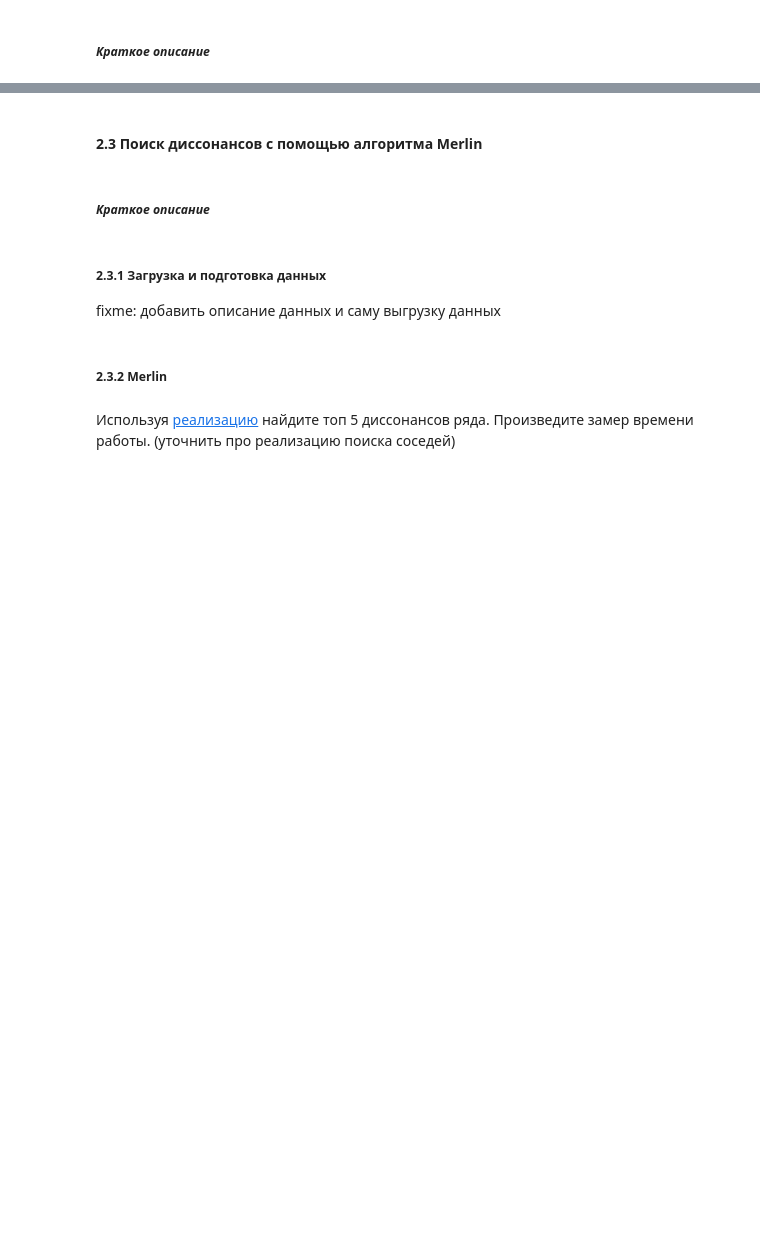
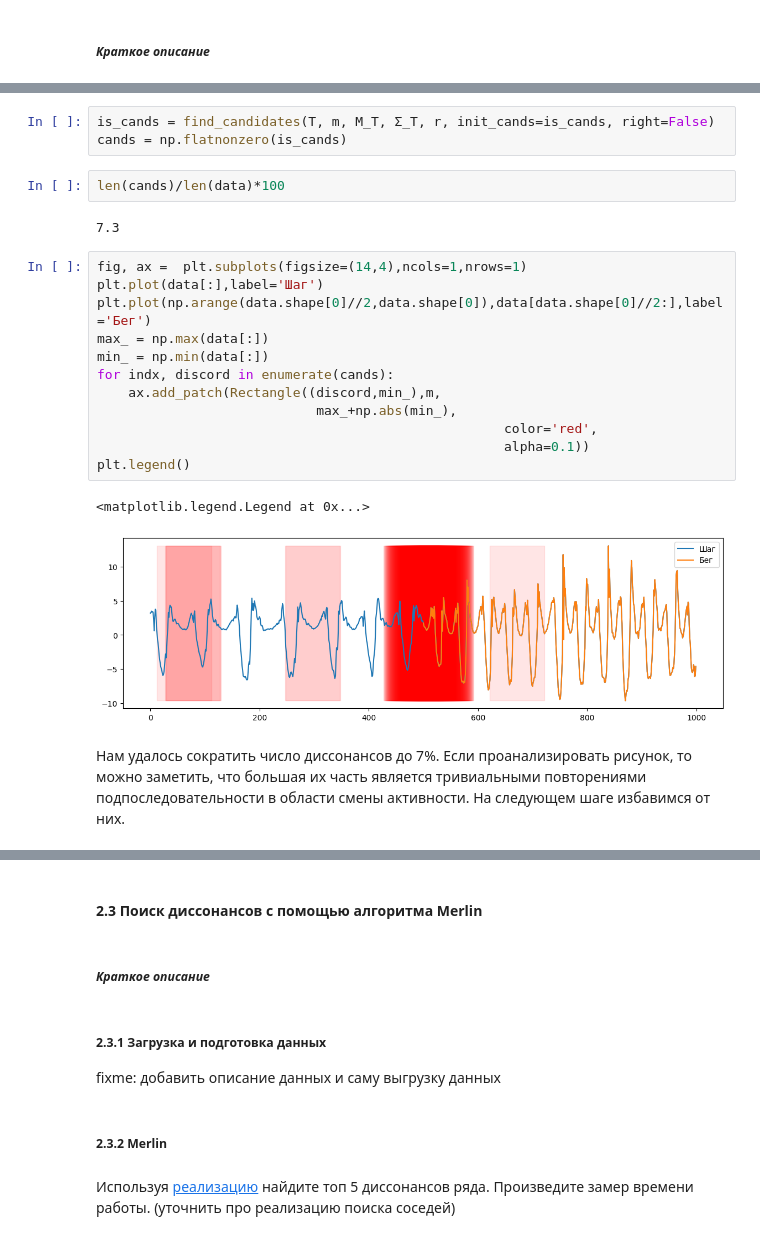
Before and after one commit to MrRivey/2023-Romanov-TimeSeriesCourse, a Jupyter notebook: practice/03 Discords/03 Discords.ipynb, the cells around one changed output, grey strips where cells are left out. Saved outputs shown, nothing was run; the diff lists cells and outputs as text; blank space fills up the shorter version.

```diff
--- a/practice/03 Discords/03 Discords.ipynb
+++ b/practice/03 Discords/03 Discords.ipynb
@@ -47,0 +159,24 @@ fixme: добавить описание данных и саму выгрузк
+# %%
+is_cands = find_candidates(T, m, M_T, Σ_T, r, init_cands=is_cands, right=False)
+cands = np.flatnonzero(is_cands)
+# %%
+len(cands)/len(data)*100
+# %% [output]
+7.3
+# %%
+fig, ax =  plt.subplots(figsize=(14,4),ncols=1,nrows=1)
+plt.plot(data[:],label='Шаг')
+plt.plot(np.arange(data.shape[0]//2,data.shape[0]),data[data.shape[0]//2:],label='Бег')
+max_ = np.max(data[:])
+min_ = np.min(data[:])
+for indx, discord in enumerate(cands):
+    ax.add_patch(Rectangle((discord,min_),m,
+                            max_+np.abs(min_),
+                                                    color='red',
+                                                    alpha=0.1))
+plt.legend()
+# %% [output]
+<matplotlib.legend.Legend at 0x...>
+[figure, added]
+# %% [markdown]
+Нам удалось сократить число диссонансов до 7%. Если проанализировать рисунок, то можно заметить, что большая их часть является тривиальными повторениями подпоследовательности в области смены активности. На следующем шаге избавимся от них.
```
Also changed, not shown: parts of 41 cells of this notebook, 3 other files.
